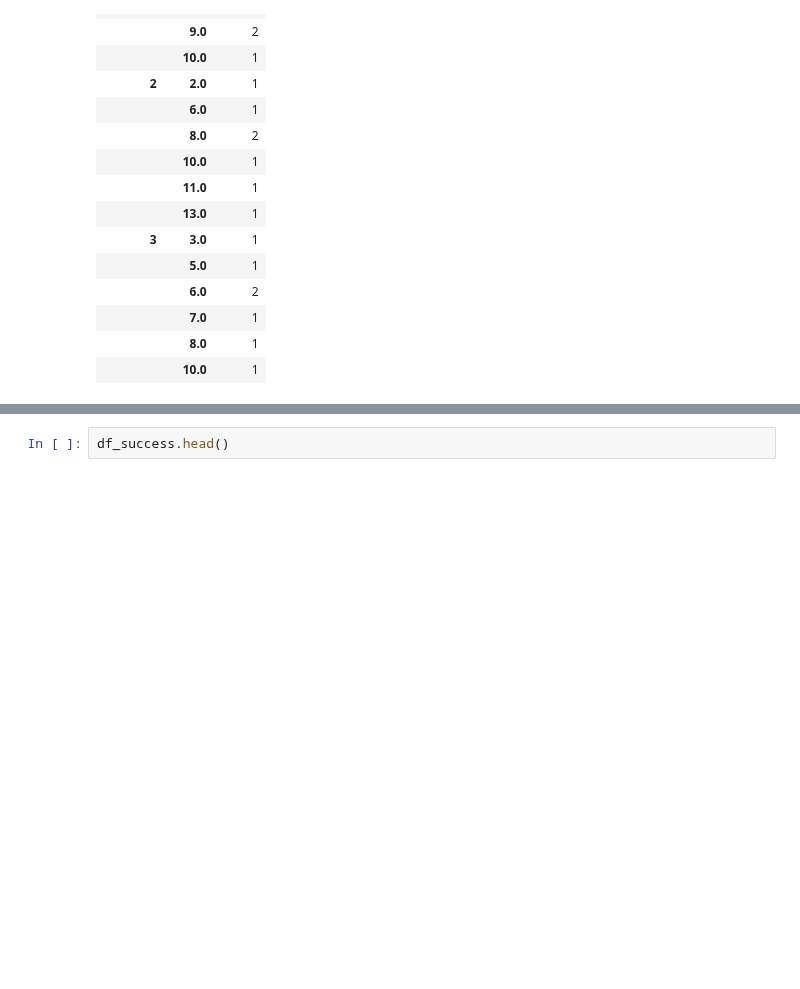
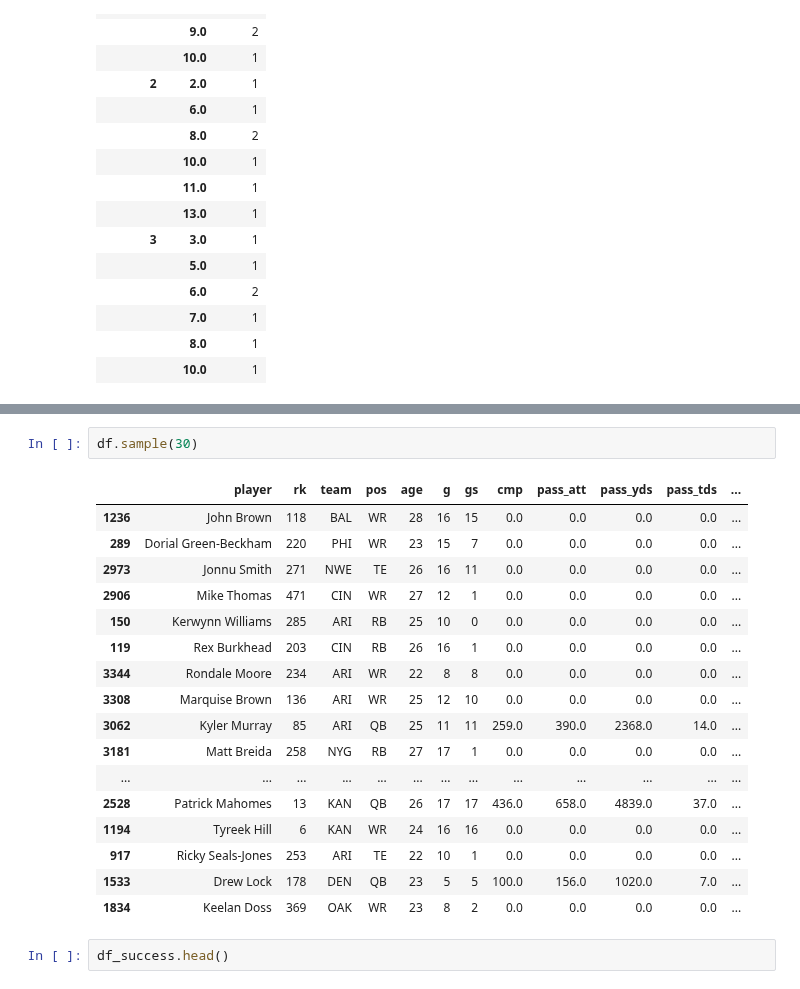
Before and after one commit to ffb-optimal-draft/ffb-draft-strategy, a Jupyter notebook: rm_scratch.ipynb, the cells around one changed output, grey strips where cells are left out. Drawn from its saved outputs; the diff is of its cells as text; blank space fills up the shorter version.

```diff
--- a/rm_scratch.ipynb
+++ b/rm_scratch.ipynb
@@ -532,3 +559,23 @@ df.head()
+# %%
+df.sample(30)
+# %% [output]
+|  | player | rk | team | pos | age | g | gs | cmp | pass_att | pass_yds | pass_tds | ... |
+| 1236 | John Brown | 118 | BAL | WR | 28 | 16 | 15 | 0.0 | 0.0 | 0.0 | 0.0 | ... |
+| 289 | Dorial Green-Beckham | 220 | PHI | WR | 23 | 15 | 7 | 0.0 | 0.0 | 0.0 | 0.0 | ... |
+| 2973 | Jonnu Smith | 271 | NWE | TE | 26 | 16 | 11 | 0.0 | 0.0 | 0.0 | 0.0 | ... |
+| 2906 | Mike Thomas | 471 | CIN | WR | 27 | 12 | 1 | 0.0 | 0.0 | 0.0 | 0.0 | ... |
+| 150 | Kerwynn Williams | 285 | ARI | RB | 25 | 10 | 0 | 0.0 | 0.0 | 0.0 | 0.0 | ... |
+| 119 | Rex Burkhead | 203 | CIN | RB | 26 | 16 | 1 | 0.0 | 0.0 | 0.0 | 0.0 | ... |
+| 3344 | Rondale Moore | 234 | ARI | WR | 22 | 8 | 8 | 0.0 | 0.0 | 0.0 | 0.0 | ... |
+| 3308 | Marquise Brown | 136 | ARI | WR | 25 | 12 | 10 | 0.0 | 0.0 | 0.0 | 0.0 | ... |
+| 3062 | Kyler Murray | 85 | ARI | QB | 25 | 11 | 11 | 259.0 | 390.0 | 2368.0 | 14.0 | ... |
+| 3181 | Matt Breida | 258 | NYG | RB | 27 | 17 | 1 | 0.0 | 0.0 | 0.0 | 0.0 | ... |
+| ... | ... | ... | ... | ... | ... | ... | ... | ... | ... | ... | ... | ... |
+| 2528 | Patrick Mahomes | 13 | KAN | QB | 26 | 17 | 17 | 436.0 | 658.0 | 4839.0 | 37.0 | ... |
+| 1194 | Tyreek Hill | 6 | KAN | WR | 24 | 16 | 16 | 0.0 | 0.0 | 0.0 | 0.0 | ... |
+| 917 | Ricky Seals-Jones | 253 | ARI | TE | 22 | 10 | 1 | 0.0 | 0.0 | 0.0 | 0.0 | ... |
+| 1533 | Drew Lock | 178 | DEN | QB | 23 | 5 | 5 | 100.0 | 156.0 | 1020.0 | 7.0 | ... |
+| 1834 | Keelan Doss | 369 | OAK | WR | 23 | 8 | 2 | 0.0 | 0.0 | 0.0 | 0.0 | ... |
 # %%
 df_success.head()
 # %% [output]
```
Also changed, not shown: parts of 6 cells of this notebook, 1 other file.
